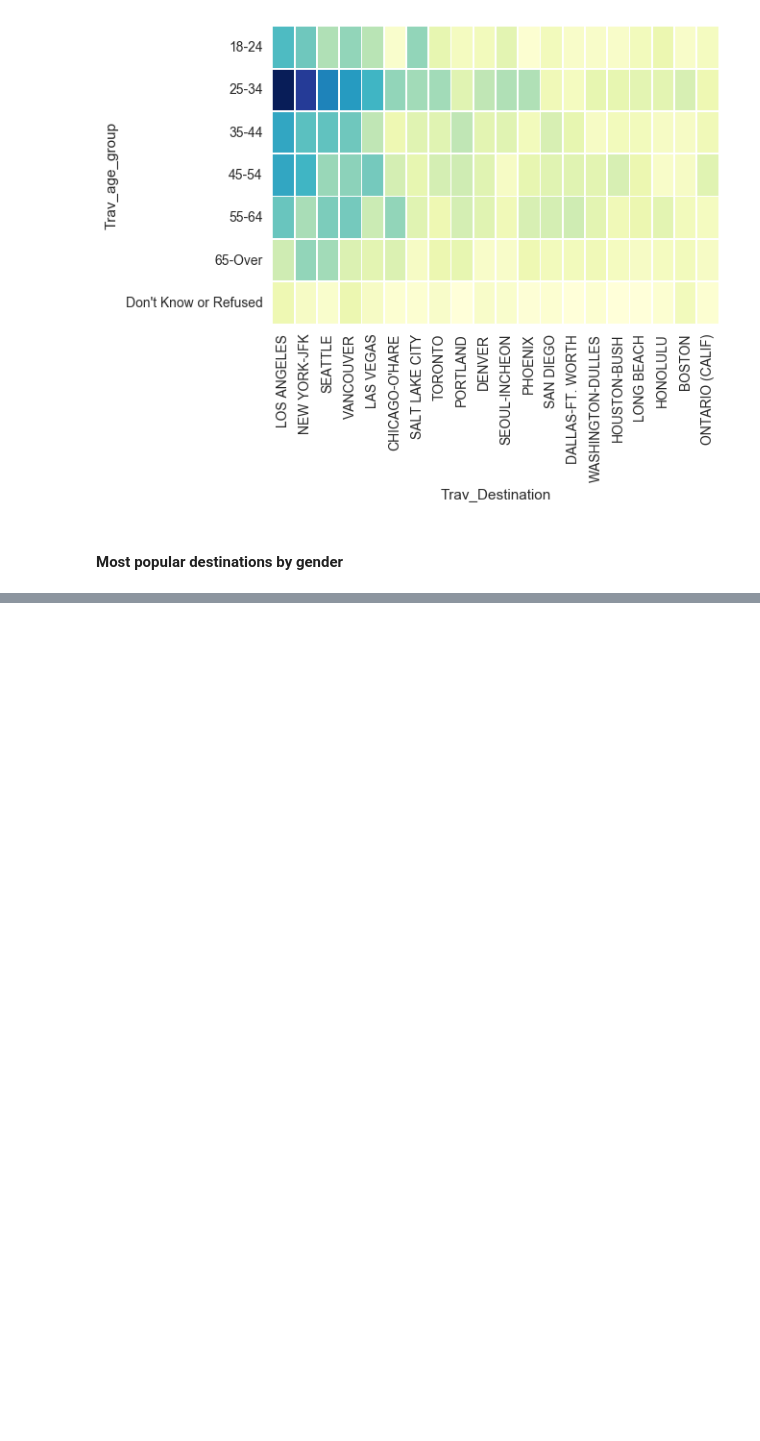
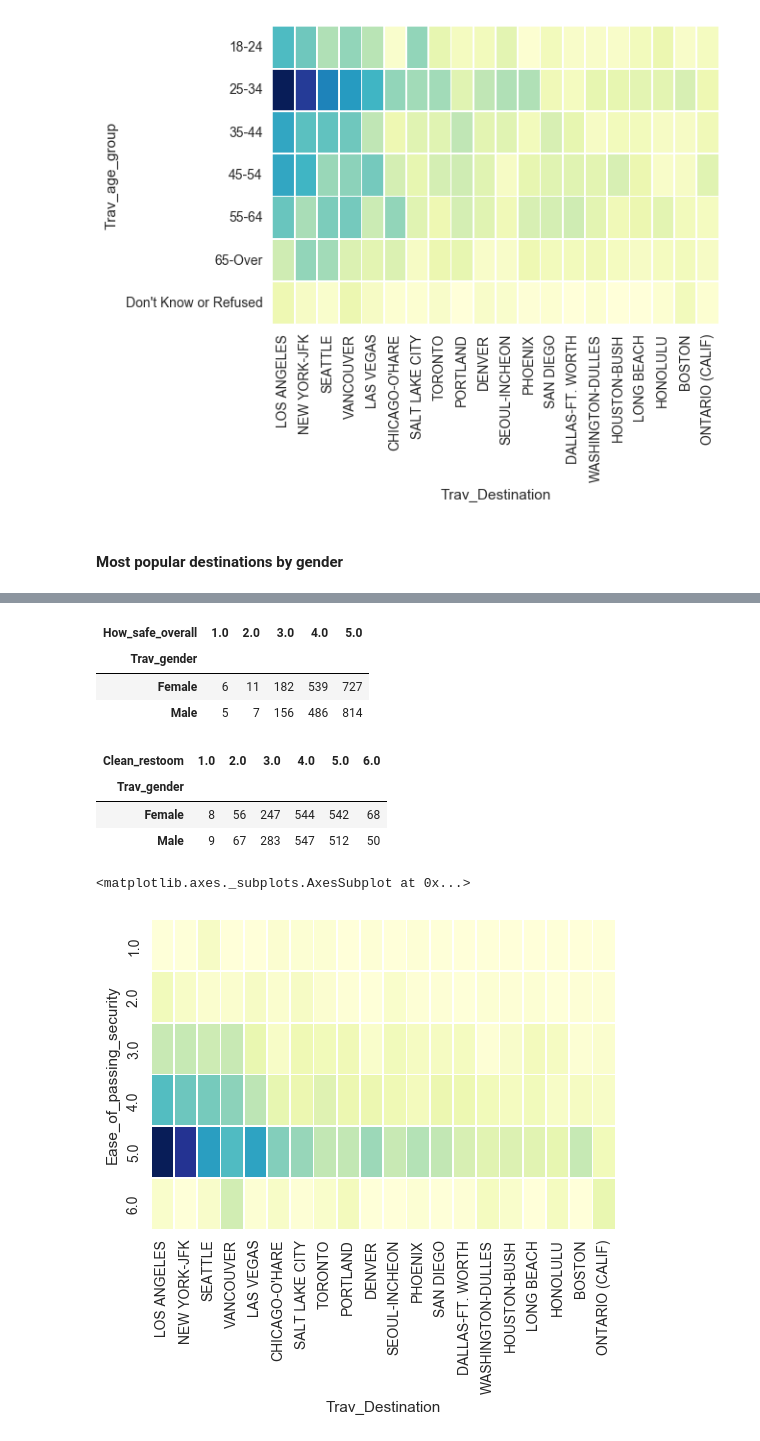
Before and after one commit to koelyl/SFO, a Jupyter notebook: SFO Analysis.ipynb, the cells around one changed output, grey strips where cells are left out. Drawn from its saved outputs; the diff is of its cells as text; code cells hidden in the pictures; blank space fills up the shorter version.

```diff
--- a/SFO Analysis.ipynb
+++ b/SFO Analysis.ipynb
@@ -161,0 +199,8 @@ sns.heatmap(crosstab_gender, cmap="Purples", cbar=False)
+# %%
+crosstab_safe = pd.crosstab(cat_cols["Trav_gender"], imputed_nums["How_safe_overall"])
+crosstab_safe
+# %% [output]
+| How_safe_overall | 1.0 | 2.0 | 3.0 | 4.0 | 5.0 |
+| Trav_gender |  |  |  |  |  |
+| Female | 6 | 11 | 182 | 539 | 727 |
+| Male | 5 | 7 | 156 | 486 | 814 |
@@ -161,0 +209,14 @@ sns.heatmap(crosstab_gender, cmap="Purples", cbar=False)
+# %%
+crosstab_bath
+# %% [output]
+| Clean_restoom | 1.0 | 2.0 | 3.0 | 4.0 | 5.0 | 6.0 |
+| Trav_gender |  |  |  |  |  |  |
+| Female | 8 | 56 | 247 | 544 | 542 | 68 |
+| Male | 9 | 67 | 283 | 547 | 512 | 50 |
+# %%
+crosstab_sec2 = pd.crosstab(imputed_nums["Ease_of_passing_security"], cat_cols["Trav_Destination"])
+crosstab_sec2 = crosstab_sec2[toplists]
+sns.heatmap(crosstab_sec2, linewidths=.5, cmap="YlGnBu", cbar=False)
+# %% [output]
+<matplotlib.axes._subplots.AxesSubplot at 0x...>
+[figure, added]
```
Also changed, not shown: parts of 9 cells of this notebook.
